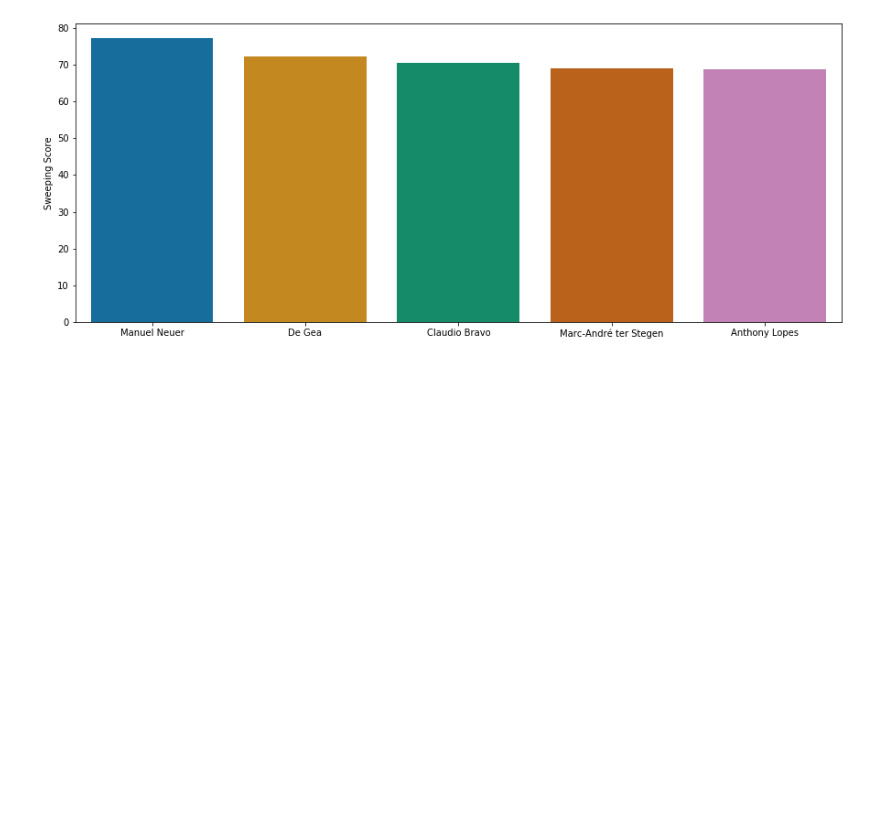
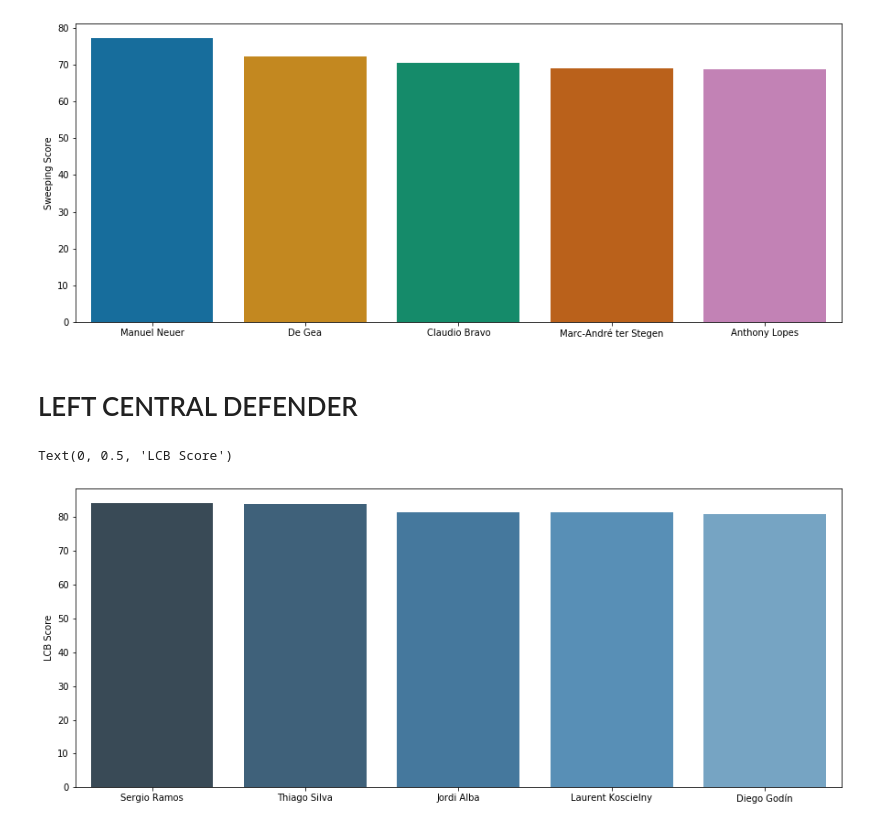
Before and after one commit to SHAN2288/FIFA-WORLD-CUP-2018-Best-XI, a Jupyter notebook: Project_Code/445 Project.ipynb, the cells around one changed output. Saved outputs shown, nothing was run; the diff lists cells and outputs as text; code cells hidden in the pictures; blank space fills up the shorter version.

Commit message:
Finding CM
Choosing defenders

```diff
--- a/Project_Code/445 Project.ipynb
+++ b/Project_Code/445 Project.ipynb
@@ -75,3 +75,26 @@ plt.ylabel("Sweeping Score")
 # %% [output]
 Text(0, 0.5, 'Sweeping Score')
 [figure]
+# %% [markdown]
+# LEFT CENTRAL DEFENDER
+# %%
+#weights
+a = 0.5
+b = 1
+c= 2
+d = 3
+# %%
+#Choosing Defenders
+df['df_centre_backs'] = ( d*df.Reactions + c*df.Interceptions + d*df.Sliding_Tackle + d*df.Standing_Tackle + b*df.Vision+ b*df.Composure + b*df.Crossing +a*df.Short_Pass + b*df.Long_Pass+ c*df.Acceleration + b*df.Speed
++ d*df.Stamina + d*df.Jumping + d*df.Heading + b*df.Long_Shots + d*df.Marking + c*df.Aggression)/(6*b + 3*c + 7*d)
+df['df_wb_Wing_Backs'] = (b*df.Ball_Control + a*df.Dribbling + a*df.Marking + d*df.Sliding_Tackle + d*df.Standing_Tackle + a*df.Attacking_Position + c*df.Vision + c*df.Crossing + b*df.Short_Pass + c*df.Long_Pass + d*df.Acceleration +d*df.Speed + c*df.Stamina + a*df.Finishing)/(4*a + 2*b + 4*c + 4*d)
+# %%
+plt.figure(figsize=(15,6))
+sd = df[(df['Club_Position'] == 'LCB')].sort_values('df_centre_backs', ascending=False)[:5]
+x2 = np.array(list(sd['Name']))
+y2 = np.array(list(sd['df_centre_backs']))
+sns.barplot(x2, y2, palette=sns.color_palette("Blues_d"))
+plt.ylabel("LCB Score")
+# %% [output]
+Text(0, 0.5, 'LCB Score')
+[figure, added]
```
Also changed, not shown: parts of 1 cell of this notebook.
